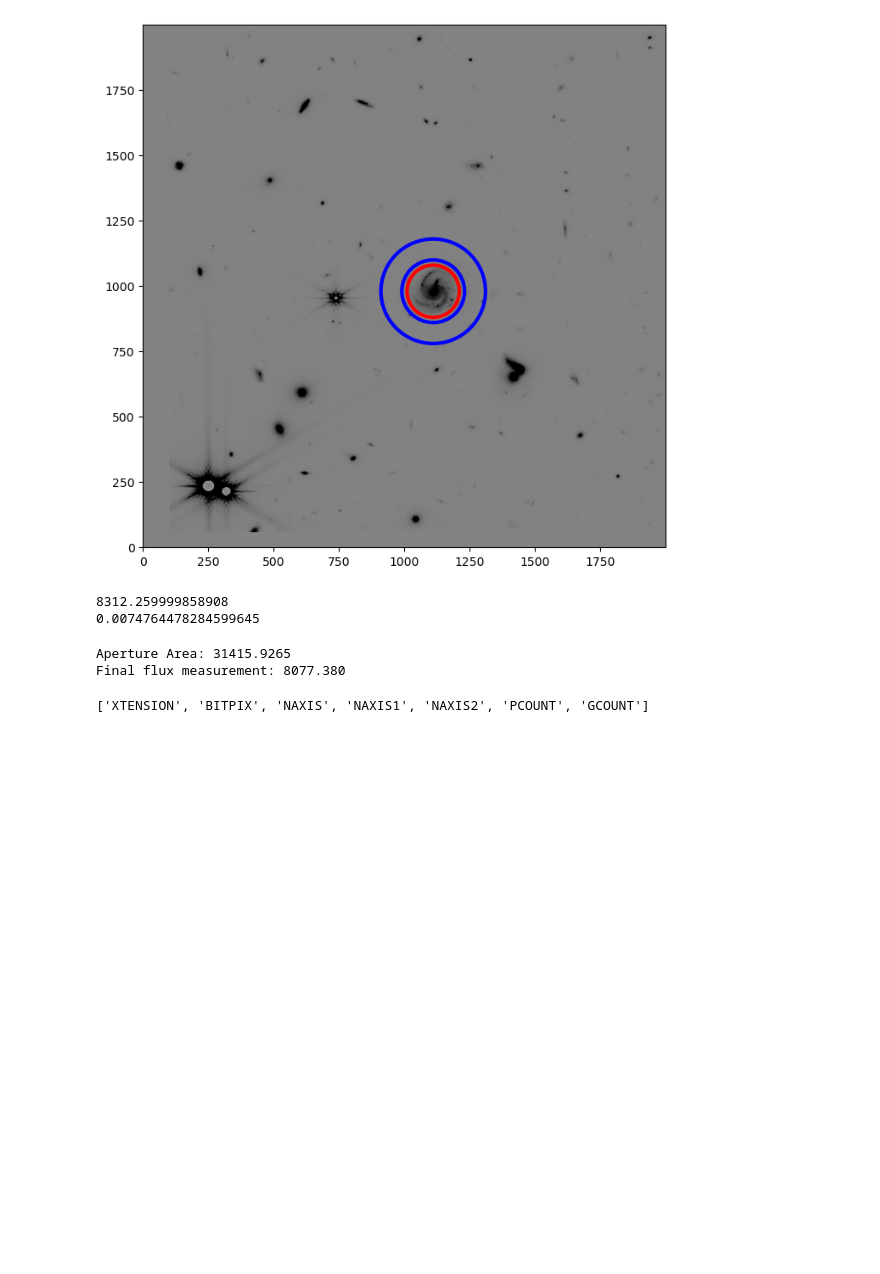
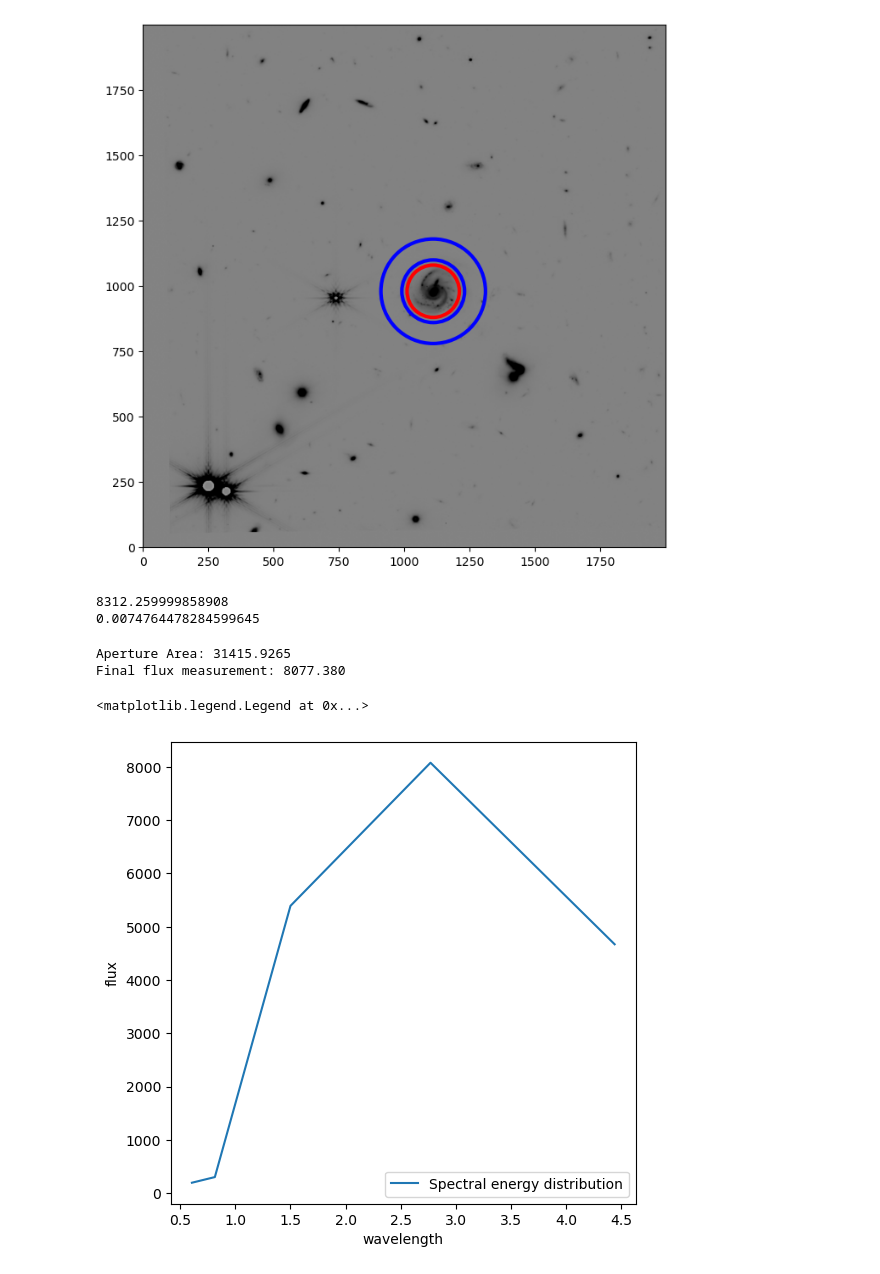
Before and after one commit to hexijin/scientific-data-analysis, a Jupyter notebook: hexi/Astropython/Chapter-8-Astropy.ipynb, the cells around one changed output. Saved outputs shown, nothing was run; the diff lists cells and outputs as text; code cells hidden in the pictures; blank space fills up the shorter version.

```diff
--- a/hexi/Astropython/Chapter-8-Astropy.ipynb
+++ b/hexi/Astropython/Chapter-8-Astropy.ipynb
@@ -304,31 +298,53 @@ Final flux measurement: 8077.380
 # %%
 import glob
 from photutils.aperture import CircularAperture
 from photutils.aperture import CircularAnnulus
 from photutils.aperture import ApertureStats, aperture_photometry
 
 fluxes = []
+wavelength_map = {
+    "f150w": 1.5,
+    "f277w": 2.77,
+    "f444w": 4.44,
+    "f606w": 0.606,
+    "f814w": 0.814,
+}
+
+filters = list(wavelength_map.keys())
 wavelengths = []
 
 files = sorted(glob.glob(r'C:\Users\Jin\Downloads\BookDatasets\HST_JWST\*fits'))
 
 for file in files:
+    filename = os.path.basename(file).lower()
+
+    for f in wavelength_map:
+        if f in filename:
+            filter_name = f
+            break
+    else:
+        continue
+
     with fits.open(file) as hdu:
         image = hdu[0].data
-        header = hdu[1].header
 
         aperture = CircularAperture([1110,980], r=100)
         bg_aperture = CircularAnnulus([(1110,980)], r_in=120, r_out=200)
 
         phot_table = aperture_photometry(image, aperture)
         flux = phot_table['aperture_sum'][0]
         bg_Stats = ApertureStats(image, bg_aperture)
         bkg_mean = bg_Stats.mean[0]
         final_flux = flux - bkg_mean * aperture.area
 
         fluxes.append(final_flux)
+        wavelengths.append(wavelength_map[filter_name])
 
-
-print(list(header.keys()))
+fig, ax = plt.subplots(figsize=(6, 6))
+ax.plot(wavelengths, fluxes, label="Spectral energy distribution")
+ax.set_xlabel("wavelength")
+ax.set_ylabel("flux")
+ax.legend()
 # %% [output]
-['XTENSION', 'BITPIX', 'NAXIS', 'NAXIS1', 'NAXIS2', 'PCOUNT', 'GCOUNT']
+<matplotlib.legend.Legend at 0x...>
+[figure, added]
```
Also changed, not shown: parts of 7 cells of this notebook, 1 other file.
